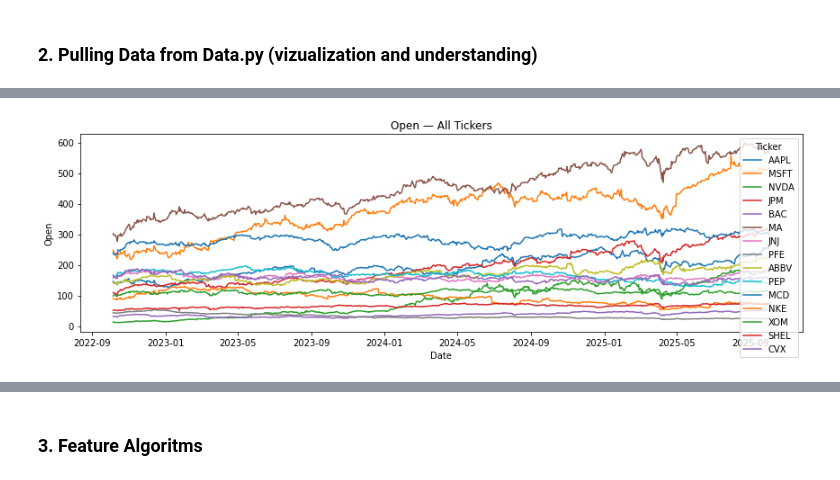
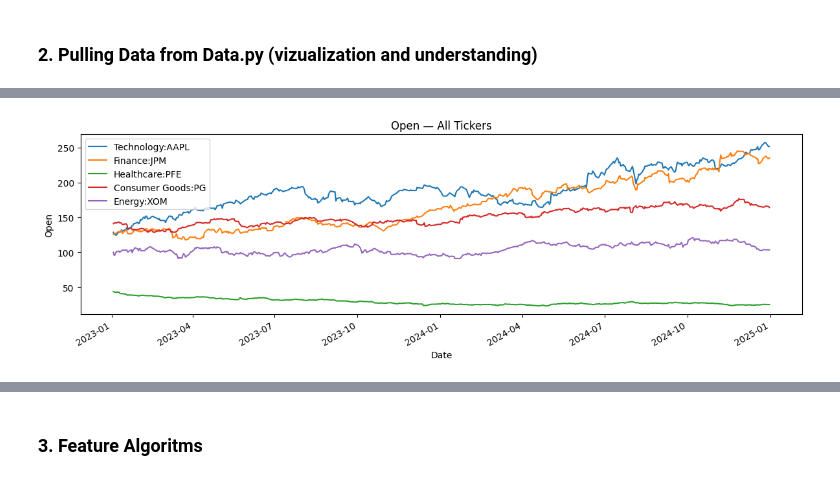
Before and after one commit to MuhammadHasifF/INF1002-P1-08-StalkingStocks, a Jupyter notebook: notebook/algorithms.ipynb, the cells around one changed output, grey strips where cells are left out. Cells and saved outputs as stored; diff of their text form; code cells hidden in the pictures.

```diff
--- a/notebook/algorithms.ipynb
+++ b/notebook/algorithms.ipynb
@@ -183,71 +85,69 @@ low_df: shape=(751, 15) | col level names=['Ticker']
 # %%
-# plotting what I pulled; no data massaging here.
+import yfinance as yf
+import pandas as pd
 import matplotlib.pyplot as plt
-import numpy as np
 
-# helper: flatten MultiIndex cols like ('Tech','AAPL') -> 'Tech:AAPL' so legends don’t look messy
+# ========== Tickers and Sector Mapping ==========
+tickers = ['AAPL', 'JPM', 'PFE', 'PG', 'XOM']
+sectors = {
+    'AAPL': 'Technology',
+    'JPM': 'Finance',
+    'PFE': 'Healthcare',
+    'PG': 'Consumer Goods',
+    'XOM': 'Energy'
+}
+
+# ========== Fetch and Flatten Stock Data ==========
+def fetch_stock_data(tickers, start_date='2023-01-01', end_date='2025-01-01'):
+    df = yf.download(tickers, start=start_date, end=end_date, group_by='ticker', progress=False)
+    flat_data = []
+    for ticker in tickers:
+        temp = df[ticker].reset_index()
+        temp['Ticker'] = ticker
+        temp['Sector'] = sectors[ticker]
+        flat_data.append(temp)
+    return pd.concat(flat_data, ignore_index=True)
+
+# ========== Build OHLCV DataFrames ==========
+def build_ohlcv_dfs(df):
+    open_df   = df.pivot(index='Date', columns=['Sector', 'Ticker'], values='Open')
+    high_df   = df.pivot(index='Date', columns=['Sector', 'Ticker'], values='High')
+    low_df    = df.pivot(index='Date', columns=['Sector', 'Ticker'], values='Low')
+    close_df  = df.pivot(index='Date', columns=['Sector', 'Ticker'], values='Close')
+    volume_df = df.pivot(index='Date', columns=['Sector', 'Ticker'], values='Volume')
+    return open_df, high_df, low_df, close_df, volume_df
+
+# ========== Helper: Flatten MultiIndex Columns for Plotting ==========
 def _flatten_cols(df):
     if hasattr(df, "columns") and getattr(df.columns, "nlevels", 1) > 1:
         df = df.copy()
         df.columns = [f"{lvl0}:{lvl1}" for lvl0, lvl1 in df.columns.to_list()]
     return df
 
-# ========== OHLC (raw) ==========
+# ========== Pull Data and Build ==========
+raw_df = fetch_stock_data(tickers)
+open_df, high_df, low_df, close_df, volume_df = build_ohlcv_dfs(raw_df)
+
+# ========== Plot OHLC ==========
 for name, df, ylabel in [
     ("Open",  open_df,  "Open"),
     ("High",  high_df,  "High"),
     ("Low",   low_df,   "Low"),
     ("Close", close_df, "Close"),
 ]:
     plt.figure(figsize=(12, 4))
-    _flat = _flatten_cols(df)      # purely cosmetic (legend); data stays intact
+    _flat = _flatten_cols(df)
     _flat.plot(ax=plt.gca(), legend=True)
     plt.title(f"{name} — All Tickers")
     plt.xlabel("Date"); plt.ylabel(ylabel)
     plt.tight_layout(); plt.show()
 
-# ========== Volume (raw; no smoothing) ==========
+# ========== Plot Volume ==========
 plt.figure(figsize=(12, 4))
-_flat = _flatten_cols(volume_df)   # no rolling/smoothing — plotting as-is
+_flat = _flatten_cols(volume_df)
 _flat.plot(ax=plt.gca(), legend=True)
 plt.title("Volume — All Tickers")
 plt.xlabel("Date"); plt.ylabel("Shares")
 plt.tight_layout(); plt.show()
-
-# ========== Outlier heatmap (flags only) ==========
-# I’m showing close-return outliers; I can swap to volume_outliers if I need that view.
-out_df = close_return_outliers.astype(int)
-
-# y-axis labels: use "Sector:Ticker" if it’s a MultiIndex, else just the ticker
-if getattr(out_df.columns, "nlevels", 1) > 1:
-    y_labels = [f"{s}:{t}" for s, t in out_df.columns.to_list()]
-else:
-    y_labels = list(out_df.columns)
-
-Z = out_df.values.T  # shape: (tickers x dates) for imshow
-fig, ax = plt.subplots(figsize=(12, max(4, len(y_labels)*0.35)))
-im = ax.imshow(Z, aspect="auto", interpolation="nearest")
-
-ax.set_title("Close Return Outliers (1 = flagged)")
-ax.set_xlabel("Time")
-ax.set_ylabel("Ticker")
-ax.set_yticks(range(len(y_labels)))
-ax.set_yticklabels(y_labels)
-
-# trim x ticks so it doesn’t turn into a barcode of labels
-ax.set_xticks(np.linspace(0, Z.shape[1]-1, num=min(10, Z.shape[1]), dtype=int))
-ax.set_xticklabels([""]*len(ax.get_xticks()))
-
-fig.colorbar(im)
-
-# optional numbers on cells (I only do this for small matrices so it stays readable)
-max_cells_to_annotate = 2000
-H, W = Z.shape
-if H * W <= max_cells_to_annotate:
-    for i in range(H):
-        for j in range(W):
-            ax.text(j, i, str(Z[i, j]), ha="center", va="center", fontsize=8, color="black")
-
-plt.tight_layout(); plt.show()
 # %% [output]
-[figure, old version]
+[figure, new version]
```
Also changed, not shown: parts of 23 cells of this notebook, 1 other file.
